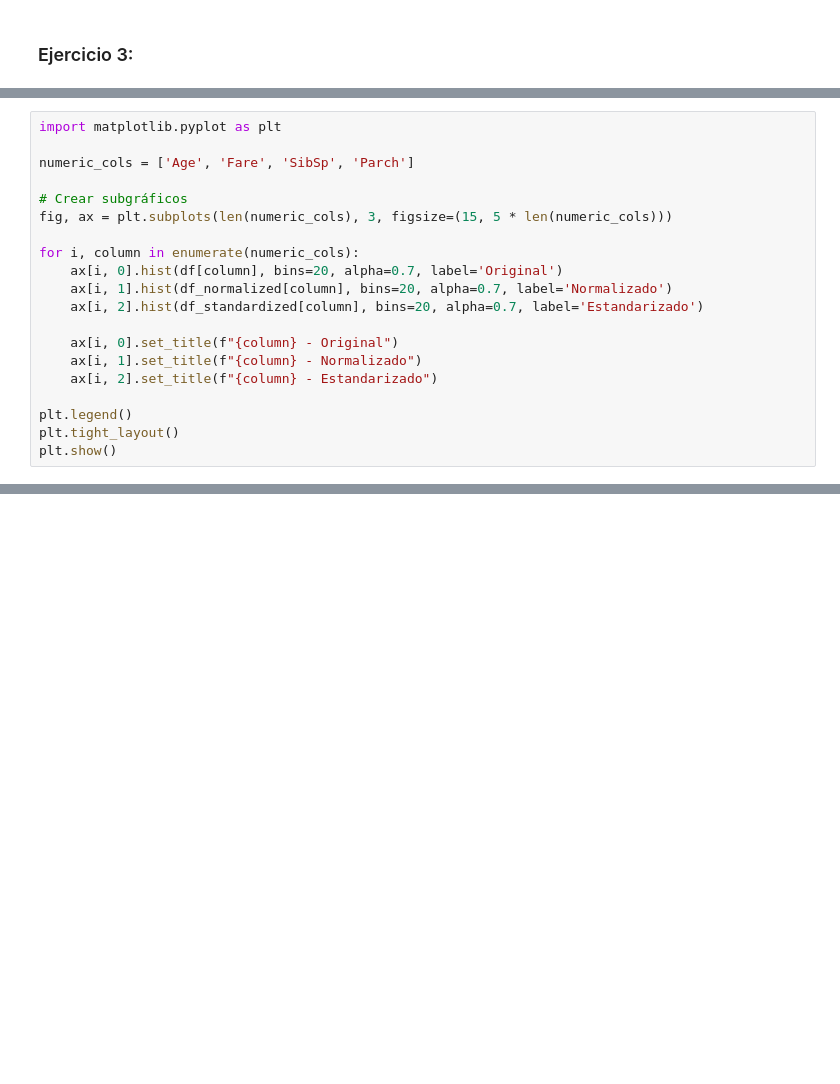
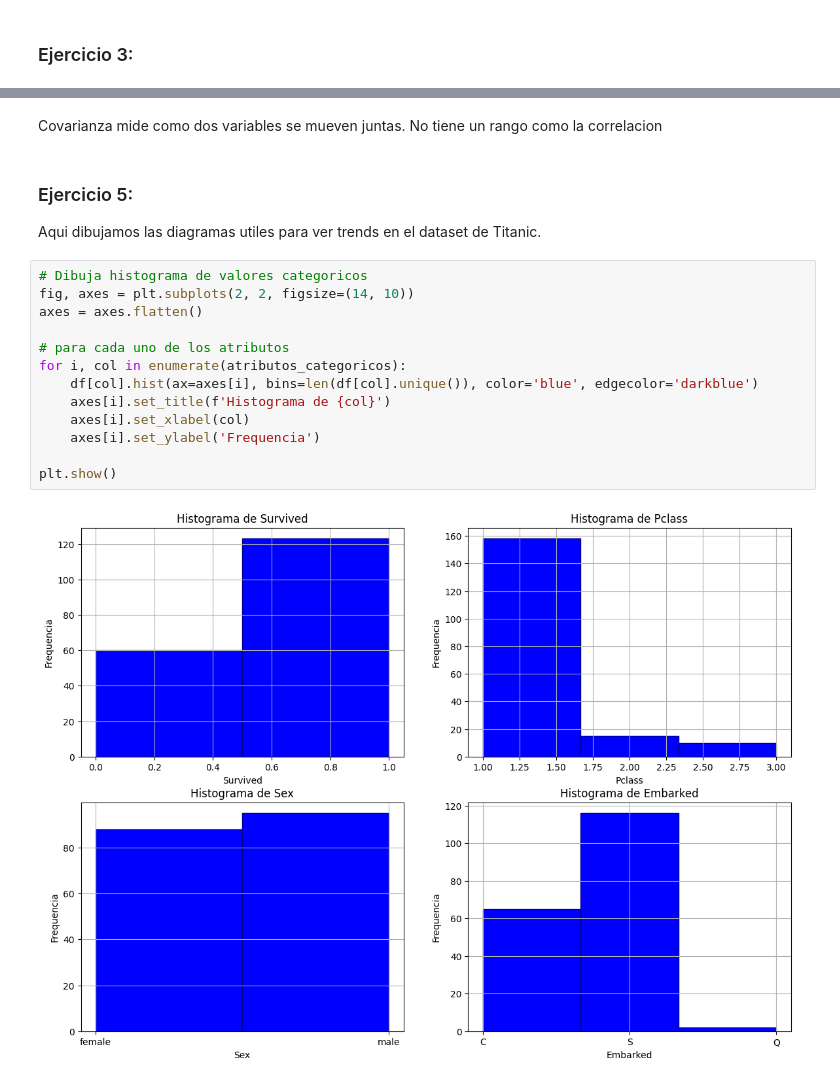
Before and after one commit to BoolDan/AA2025, a Jupyter notebook: Practica_1_Ricards/practica_1_A.ipynb, the cells around one changed output, grey strips where cells are left out. Saved outputs shown, nothing was run; the diff lists cells and outputs as text; blank space fills up the shorter version.

```diff
--- a/Practica_1_Ricards/practica_1_A.ipynb
+++ b/Practica_1_Ricards/practica_1_A.ipynb
@@ -404,20 +91,0 @@ print(df_standardized.head())
-# %%
-import matplotlib.pyplot as plt
-
-numeric_cols = ['Age', 'Fare', 'SibSp', 'Parch']
-
-# Crear subgráficos
-fig, ax = plt.subplots(len(numeric_cols), 3, figsize=(15, 5 * len(numeric_cols)))
-
-for i, column in enumerate(numeric_cols):
-    ax[i, 0].hist(df[column], bins=20, alpha=0.7, label='Original')
-    ax[i, 1].hist(df_normalized[column], bins=20, alpha=0.7, label='Normalizado')
-    ax[i, 2].hist(df_standardized[column], bins=20, alpha=0.7, label='Estandarizado')
-
-    ax[i, 0].set_title(f"{column} - Original")
-    ax[i, 1].set_title(f"{column} - Normalizado")
-    ax[i, 2].set_title(f"{column} - Estandarizado")
-
-plt.legend()
-plt.tight_layout()
-plt.show()
@@ -429,0 +221,21 @@ Para algoritmos lineales como Regresion Logistica o SVM, estandarizacion es mejo
+# %% [markdown]
+Covarianza mide como dos variables se mueven juntas. No tiene un rango como la correlacion
+# %% [markdown]
+### Ejercicio 5:
+
+Aqui dibujamos las diagramas utiles para ver trends en el dataset de Titanic.
+# %%
+# Dibuja histograma de valores categoricos
+fig, axes = plt.subplots(2, 2, figsize=(14, 10))
+axes = axes.flatten()
+
+# para cada uno de los atributos
+for i, col in enumerate(atributos_categoricos):
+    df[col].hist(ax=axes[i], bins=len(df[col].unique()), color='blue', edgecolor='darkblue')
+    axes[i].set_title(f'Histograma de {col}')
+    axes[i].set_xlabel(col)
+    axes[i].set_ylabel('Frequencia')
+
+plt.show()
+# %% [output]
+[figure, added]
```
Also changed, not shown: parts of 65 cells of this notebook.
